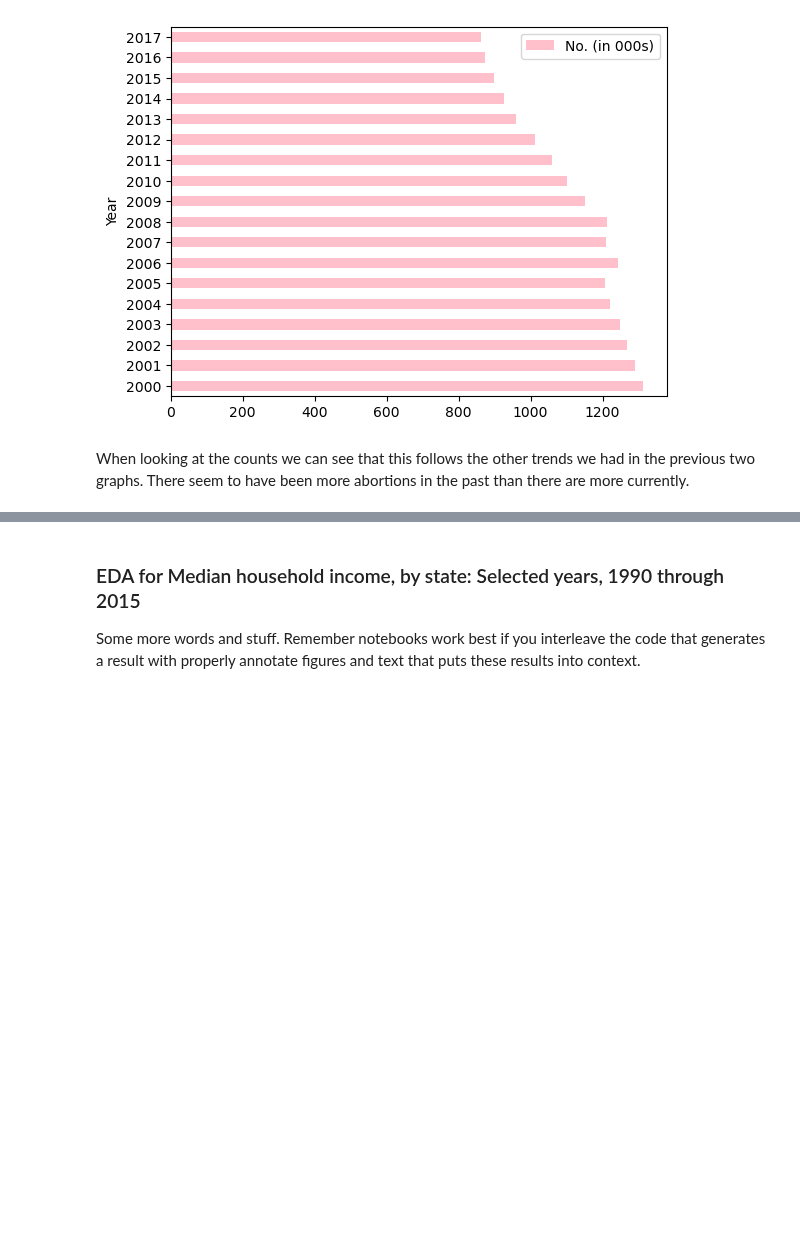
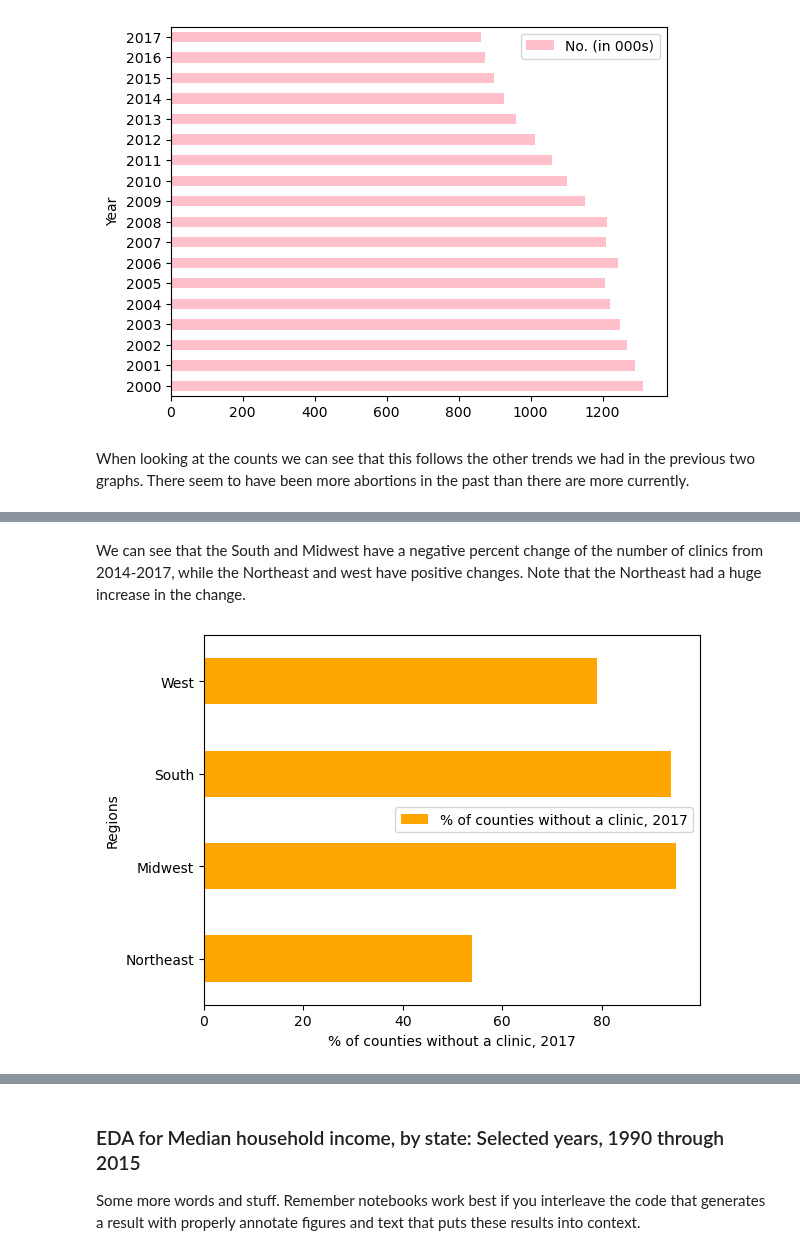
Before and after one commit to COGS108/Group070_WI24, a Jupyter notebook: EDACheckpoint_Group070_WI24.ipynb, the cells around one changed output, grey strips where cells are left out. Drawn from its saved outputs; the diff is of its cells as text; code cells hidden in the pictures; blank space fills up the shorter version.

```diff
--- a/EDACheckpoint_Group070_WI24.ipynb
+++ b/EDACheckpoint_Group070_WI24.ipynb
@@ -517,0 +564,9 @@ When looking at the counts we can see that this follows the other trends we had
+# %% [markdown]
+We can see that the South and Midwest have a negative percent change of the number of clinics from 2014-2017, while the Northeast and west have positive changes. Note that the Northeast had a huge increase in the change.
+# %%
+aisau4_regions.plot(kind = "barh", x="Region and state", y="% of counties without a clinic, 2017", color = "orange")
+plt.ylabel('Regions')
+plt.xlabel('% of counties without a clinic, 2017')
+plt.show()
+# %% [output]
+[figure, added]
```
Also changed, not shown: parts of 20 cells of this notebook.
